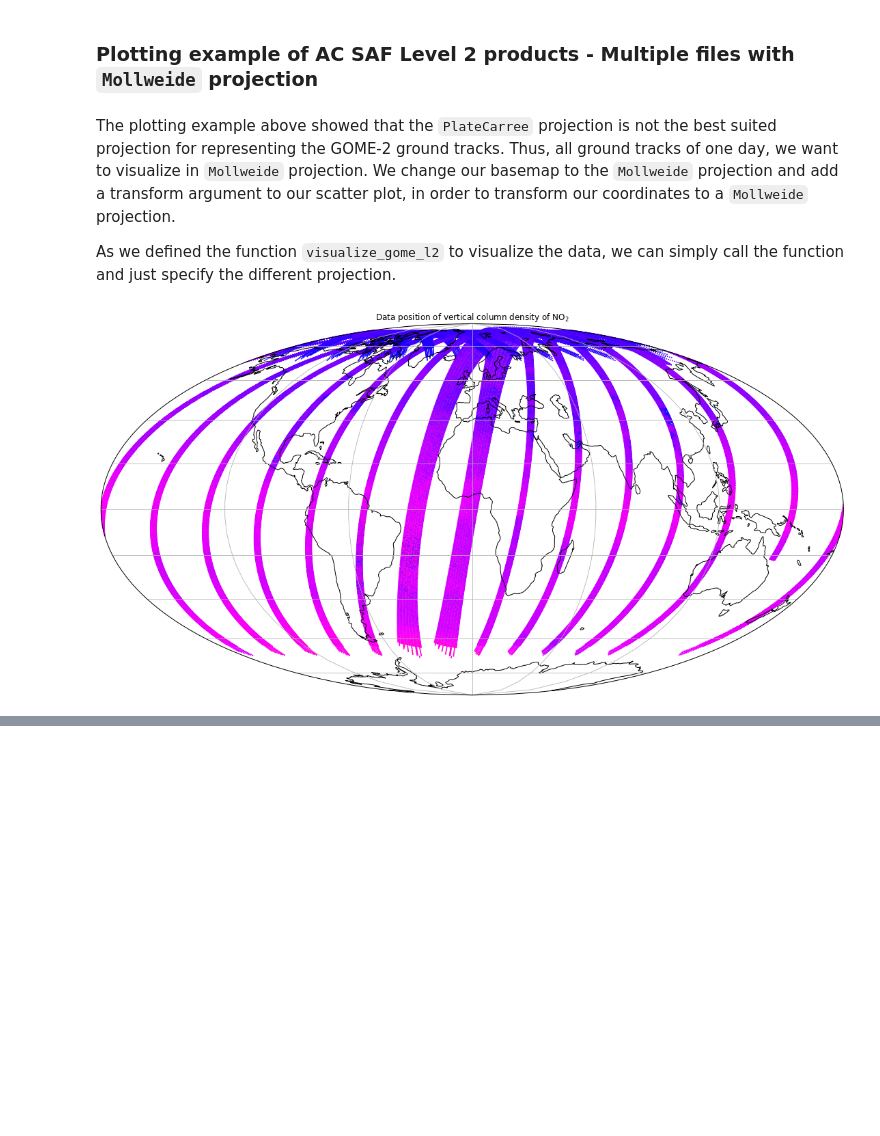
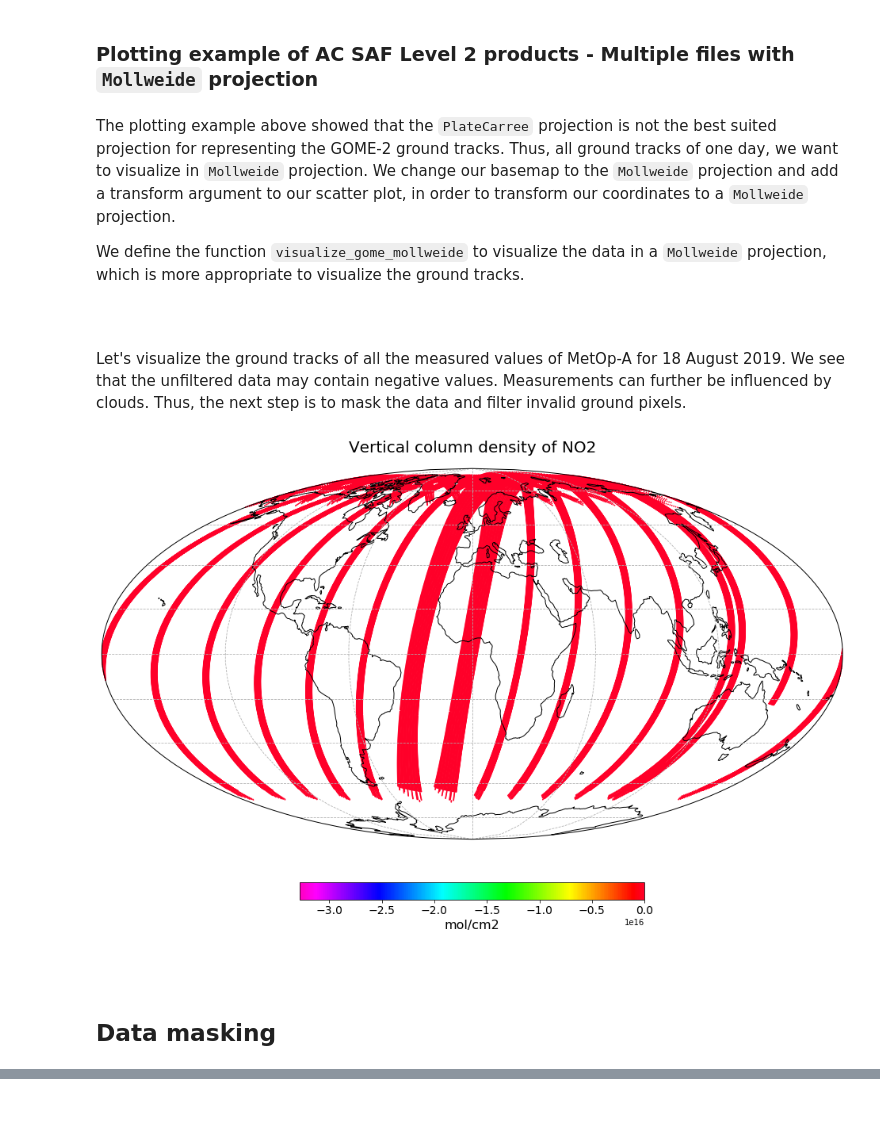
Before and after one commit to federicofierli1/LTPy_Notebooks_satellite_copernicus, a Jupyter notebook: 21_ltpy_v01_AC_SAF_L2_data.ipynb, the cells around one changed output, grey strips where cells are left out. Cells and saved outputs as stored; diff of their text form; code cells hidden in the pictures; blank space fills up the shorter version.

Commit message:
Level 2 masking and geographical subsetting added and data overview edits

```diff
--- a/21_ltpy_v01_AC_SAF_L2_data.ipynb
+++ b/21_ltpy_v01_AC_SAF_L2_data.ipynb
@@ -57,7 +59,7 @@ The data in the HDF5 file is organized in five groups:
 # %% [markdown]
 A HDF5 file can be openend with the `File` function of the h5py package. The read attribute `r` gives read permission, but does not overwrite the original data file. The file object acts like a Python dictionary. Thus, the `keys` function allows us to see the different groups the file contains.
 # %%
-file = h5py.File('./gome2a/20190818/S-O3M_GOME_O3-NO2-NO2Tropo-SO2-HCHO_L2_20190818210555_003_METOPA_66576_DLR_04.HDF5', 'r')
+file = h5py.File('./gome2a/20190818/offline/GOME_O3-NO2-NO2Tropo-BrO-SO2-H2O-HCHO_L2_20190818000913_050_METOPA_66564_DLR_04.HDF5', 'r')
 groups = sorted(file.keys())
 groups
 # %% [output]
@@ -270,0 +286,4 @@ KeyError: "Unable to open object (object 'TOTAL_COLUMNS' doesn't exist)"
+# %%
+directory_2a = './gome2a/20190818/offline/'
+no2_a_da_mf = load_l2_data_xr(directory, 'TOTAL_COLUMNS', 'NO2', 'Vertical column density of NO2', 'mol/cm2', 'vertical_column_NO2')
+no2_a_da_mf
@@ -275,8 +305,47 @@ KeyError: "Unable to open object (object 'TOTAL_COLUMNS' doesn't exist)"
 # %% [markdown]
 The plotting example above showed that the `PlateCarree` projection is not the best suited projection for representing the GOME-2 ground tracks. Thus, all ground tracks of one day, we want to visualize in `Mollweide` projection. We change our basemap to the `Mollweide` projection and add a transform argument to our scatter plot, in order to transform our coordinates to a `Mollweide` projection.
 
-As we defined the function `visualize_gome_l2` to visualize the data, we can simply call the function and just specify the different projection.
+We define the function `visualize_gome_mollweide` to visualize the data in a `Mollweide` projection, which is more appropriate to visualize the ground tracks.
-# %%
-visualize_gome_l2(no2_a_da_mf, ccrs.Mollweide())
-# %% [output]
-[figure, removed]
+# %%
+def visualize_gome_mollweide(xr_dataarray, conversion_factor, vmin, vmax):
+    fig, ax = plt.subplots(figsize=(40, 10))
+    ax = plt.axes(projection=ccrs.Mollweide())
+
+    ax.coastlines()
+    ax.set_global()
+
+    ax.gridlines(linestyle='--')
+    # plot pixel positions
+    img = ax.scatter(
+        xr_dataarray.longitude.data,
+        xr_dataarray.latitude.data,
+        c=xr_dataarray.data*conversion_factor,
+        cmap=plt.cm.get_cmap('gist_rainbow_r'),
+        marker='o',
+        s=0.5,
+        transform=ccrs.PlateCarree(),
+        vmin=vmin,
+        vmax=vmax
+    )
+
+    plt.xticks(fontsize=16)
+    plt.yticks(fontsize=16)
+    plt.xlabel("Longitude", fontsize=16)
+    plt.ylabel("Latitude", fontsize=16)
+    cbar = fig.colorbar(img, ax=ax, orientation='horizontal', fraction=0.04, pad=0.1)
+    cbar.set_label(xr_dataarray.units, fontsize=16)
+    cbar.ax.tick_params(labelsize=14)
+    ax.set_title(xr_dataarray.long_name, fontsize=20, pad=20.0)
+    plt.show()
+# %% [markdown]
+<br>
+# %% [markdown]
+Let's visualize the ground tracks of all the measured values of MetOp-A for 18 August 2019. We see that the unfiltered data may contain negative values. Measurements can further be influenced by clouds. Thus, the next step is to mask the data and filter invalid ground pixels.
+# %%
+visualize_gome_mollweide(no2_a_da_mf, 1e-15, no2_a_da_mf.data.min(), no2_a_da_mf.data.max())
+# %% [output]
+[figure, added]
+# %% [markdown]
+<br>
+# %% [markdown]
+## Data masking
```
Also changed, not shown: parts of 56 cells of this notebook, 8 other files.
